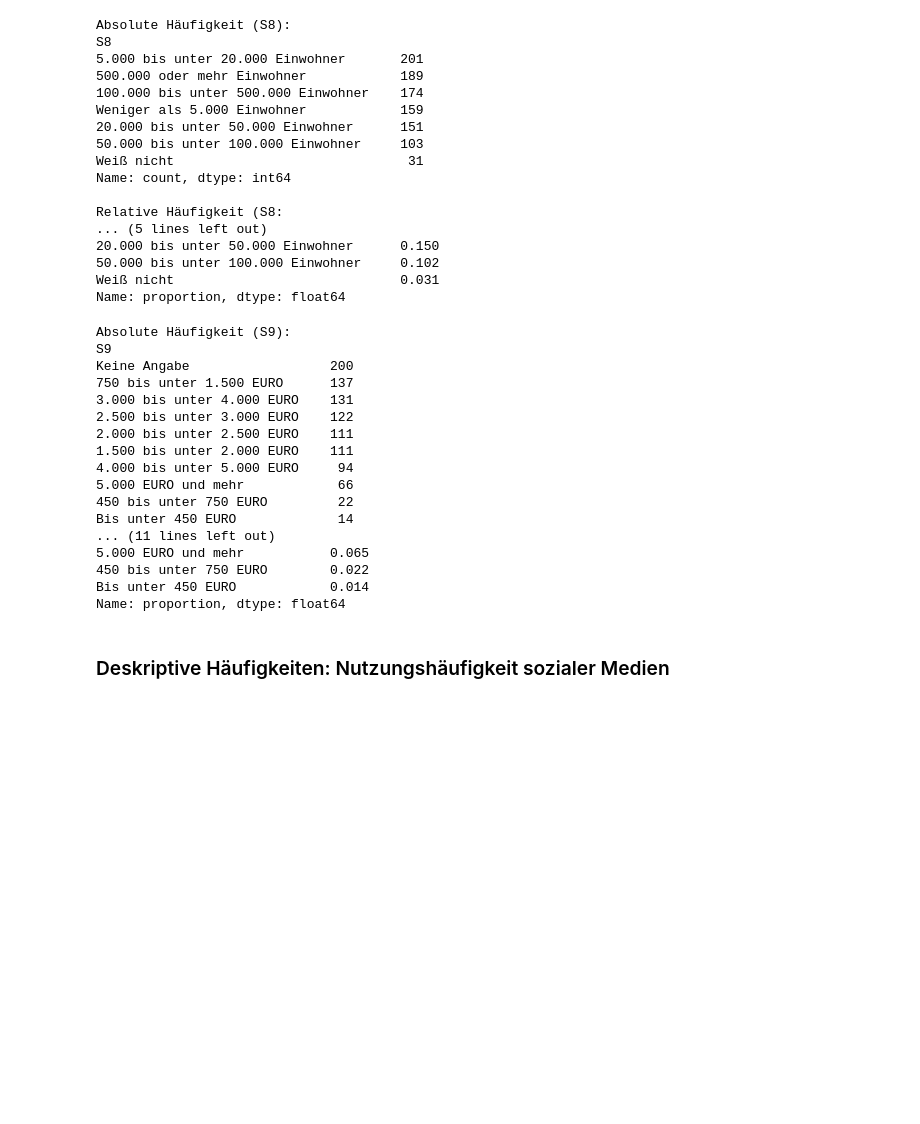
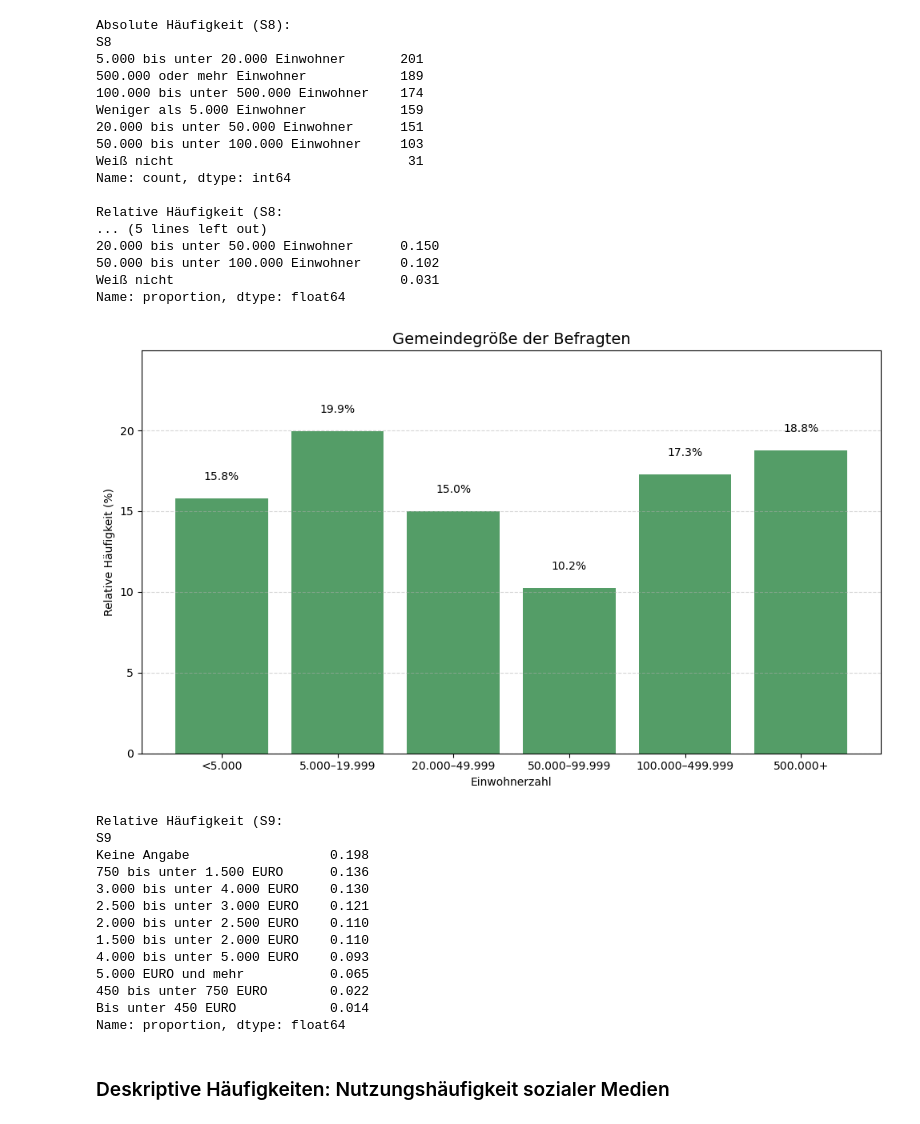
Before and after one commit to lara-polat/python_kurs, a Jupyter notebook: Project_Datenbereinigung.ipynb, the cells around one changed output. Drawn from its saved outputs; the diff is of its cells as text; code cells hidden in the pictures; blank space fills up the shorter version.

```diff
--- a/Project_Datenbereinigung.ipynb
+++ b/Project_Datenbereinigung.ipynb
@@ -1501,30 +1225,61 @@ Relative Häufigkeit (S8:
 50.000 bis unter 100.000 Einwohner     0.102
 Weiß nicht                             0.031
 Name: proportion, dtype: float64
+# %%
+# Gemeindegröße in einem Balkendiagramm visualisieren
+
+# Mapping mit präziser Sortierung
+label_map = {
+    "Weniger als 5.000 Einwohner": "<5.000",
+    "5.000 bis unter 20.000 Einwohner": "5.000–19.999",
+    "20.000 bis unter 50.000 Einwohner": "20.000–49.999",
+    "50.000 bis unter 100.000 Einwohner": "50.000–99.999",
+    "100.000 bis unter 500.000 Einwohner": "100.000–499.999",
+    "500.000 oder mehr Einwohner": "500.000+"
+}
+
+# Häufigkeiten berechnen (ohne "weiß nicht")
+rel_freq = df_cleaned["S8"].value_counts(normalize=True)
+rel_freq = rel_freq[rel_freq.index.isin(label_map.keys())]
+
+# Achsenlabels mappen
+x_labels = [label_map[k] for k in rel_freq.index]
+
+# Plot
+plt.figure(figsize=(10, 6))
+bars = plt.bar(x_labels, rel_freq.values * 100, color="#549D67")
+
+# Prozentwerte auf Balken
+for bar in bars:
+    y = bar.get_height()
+    plt.text(bar.get_x() + bar.get_width() / 2, y + 1, f"{y:.1f}%", ha='center', va='bottom')
+
+# Layout
+plt.title("Gemeindegröße der Befragten", fontsize=14)
+plt.ylabel("Relative Häufigkeit (%)")
+plt.xlabel("Einwohnerzahl")
+plt.ylim(0, max(rel_freq.values * 100) + 5)
+plt.grid(axis='y', linestyle='--', alpha=0.5)
+plt.tight_layout()
+plt.show()
+# %% [output]
+[figure, added]
 # %%
-# Haushaltseinkommen - wird in der Präsentation nicht reportet
-
-# Absolute Häufigkeit
-print("Absolute Häufigkeit (S9):")
-print(df_cleaned["S9"].value_counts(dropna=False))
+# Haushaltseinkommen
 
 # Relative Häufigkeit
 print("\nRelative Häufigkeit (S9:")
 print(df_cleaned["S9"].value_counts(normalize=True, dropna=False).round(3))
 # %% [output]
-Absolute Häufigkeit (S9):
+Relative Häufigkeit (S9:
 S9
-Keine Angabe                  200
-750 bis unter 1.500 EURO      137
-3.000 bis unter 4.000 EURO    131
-2.500 bis unter 3.000 EURO    122
-2.000 bis unter 2.500 EURO    111
-1.500 bis unter 2.000 EURO    111
-4.000 bis unter 5.000 EURO     94
-5.000 EURO und mehr            66
-450 bis unter 750 EURO         22
-Bis unter 450 EURO             14
-... (11 lines left out)
+Keine Angabe                  0.198
+750 bis unter 1.500 EURO      0.136
+3.000 bis unter 4.000 EURO    0.130
+2.500 bis unter 3.000 EURO    0.121
+2.000 bis unter 2.500 EURO    0.110
+1.500 bis unter 2.000 EURO    0.110
+4.000 bis unter 5.000 EURO    0.093
 5.000 EURO und mehr           0.065
 450 bis unter 750 EURO        0.022
 Bis unter 450 EURO            0.014
```
Also changed, not shown: parts of 68 cells of this notebook.
